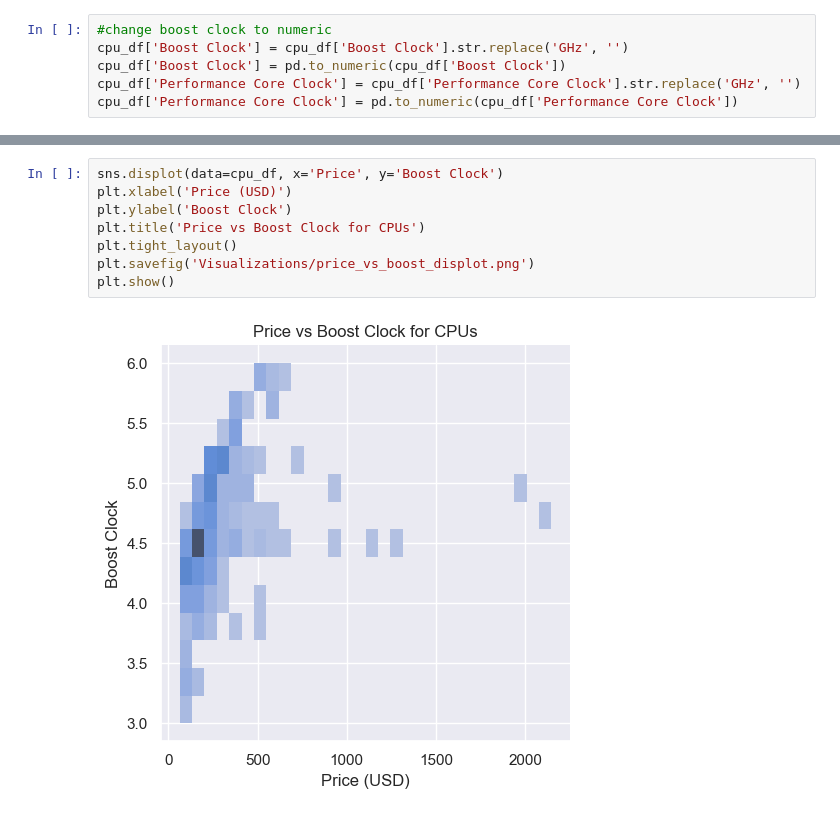
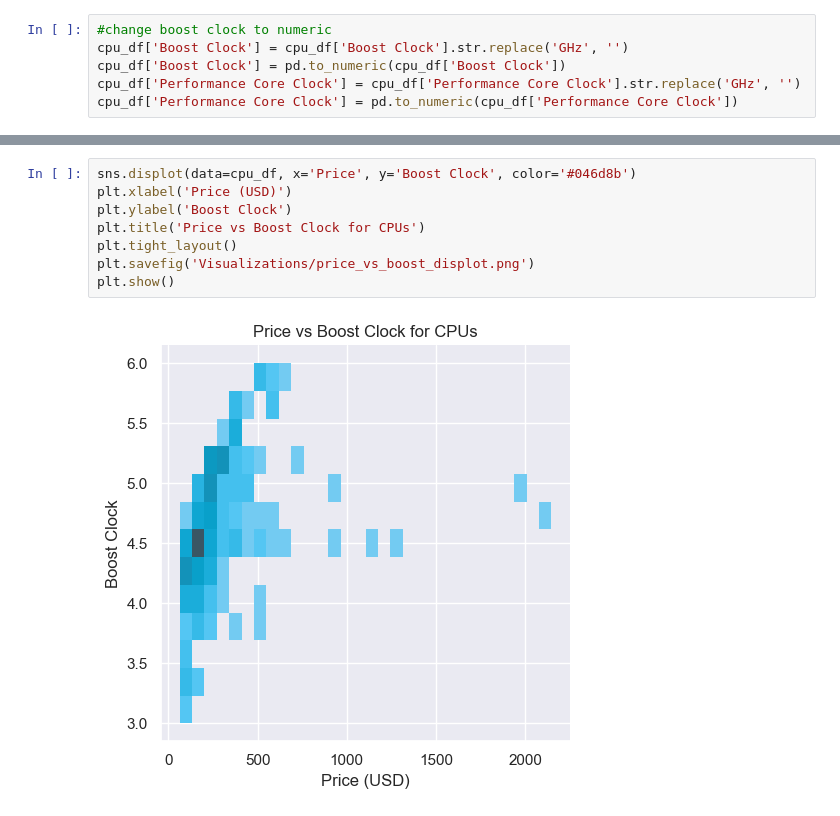
Before and after one commit to knoppds/CSCI_5502_Group_Project_01, a Jupyter notebook: GP_1_PCPartPicker_Data_Visualizations.ipynb, the cells around one changed output, grey strips where cells are left out. Drawn from its saved outputs; the diff is of its cells as text.

```diff
--- a/GP_1_PCPartPicker_Data_Visualizations.ipynb
+++ b/GP_1_PCPartPicker_Data_Visualizations.ipynb
@@ -180,12 +180,12 @@ plt.show()
 # %%
-sns.displot(data=cpu_df, x='Price', y='Boost Clock')
+sns.displot(data=cpu_df, x='Price', y='Boost Clock', color='#046d8b')
 plt.xlabel('Price (USD)')
 plt.ylabel('Boost Clock')
 plt.title('Price vs Boost Clock for CPUs')
 plt.tight_layout()
 plt.savefig('Visualizations/price_vs_boost_displot.png')
 plt.show()
 # %% [output]
-[figure, old version]
+[figure, new version]
 # %%
 plt.figure(figsize=(10, 6))
```
Also changed, not shown: parts of 10 cells of this notebook, 11 other files.
